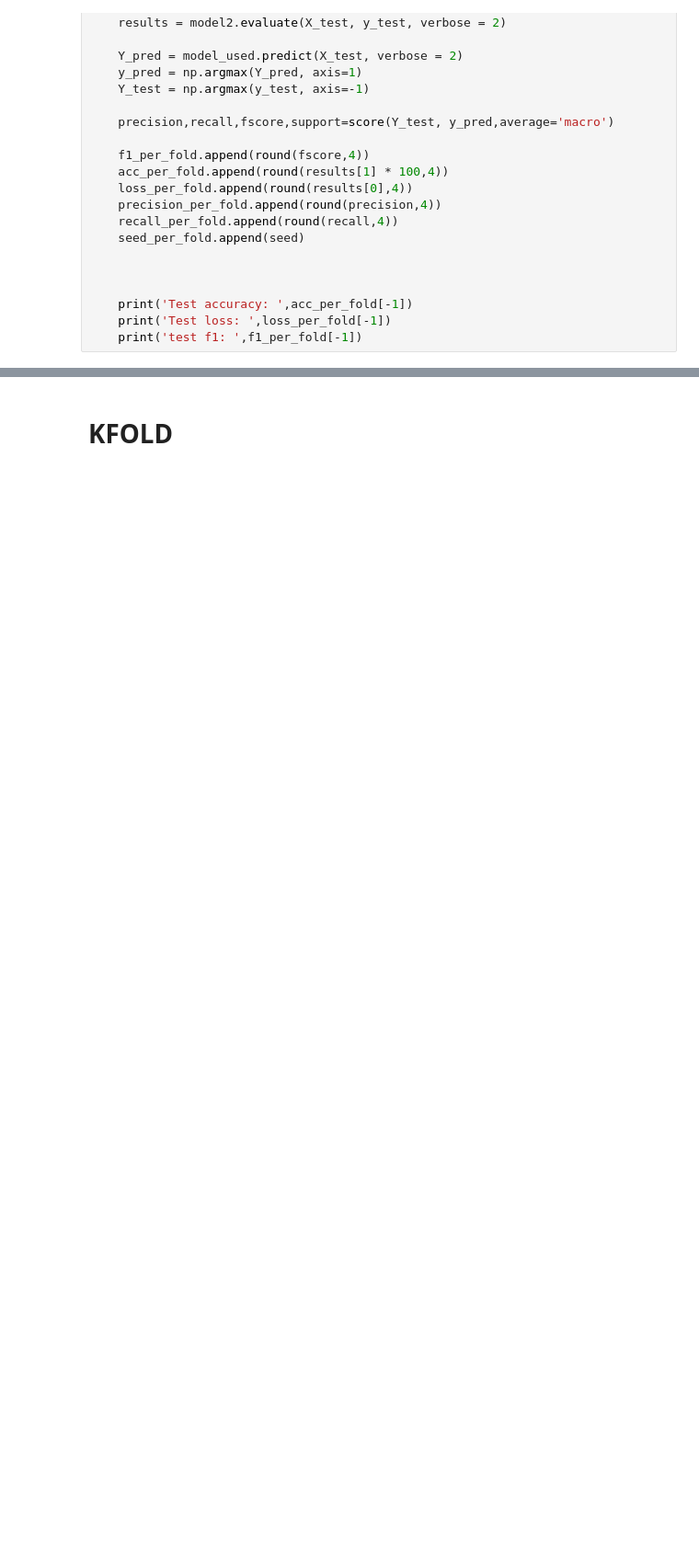
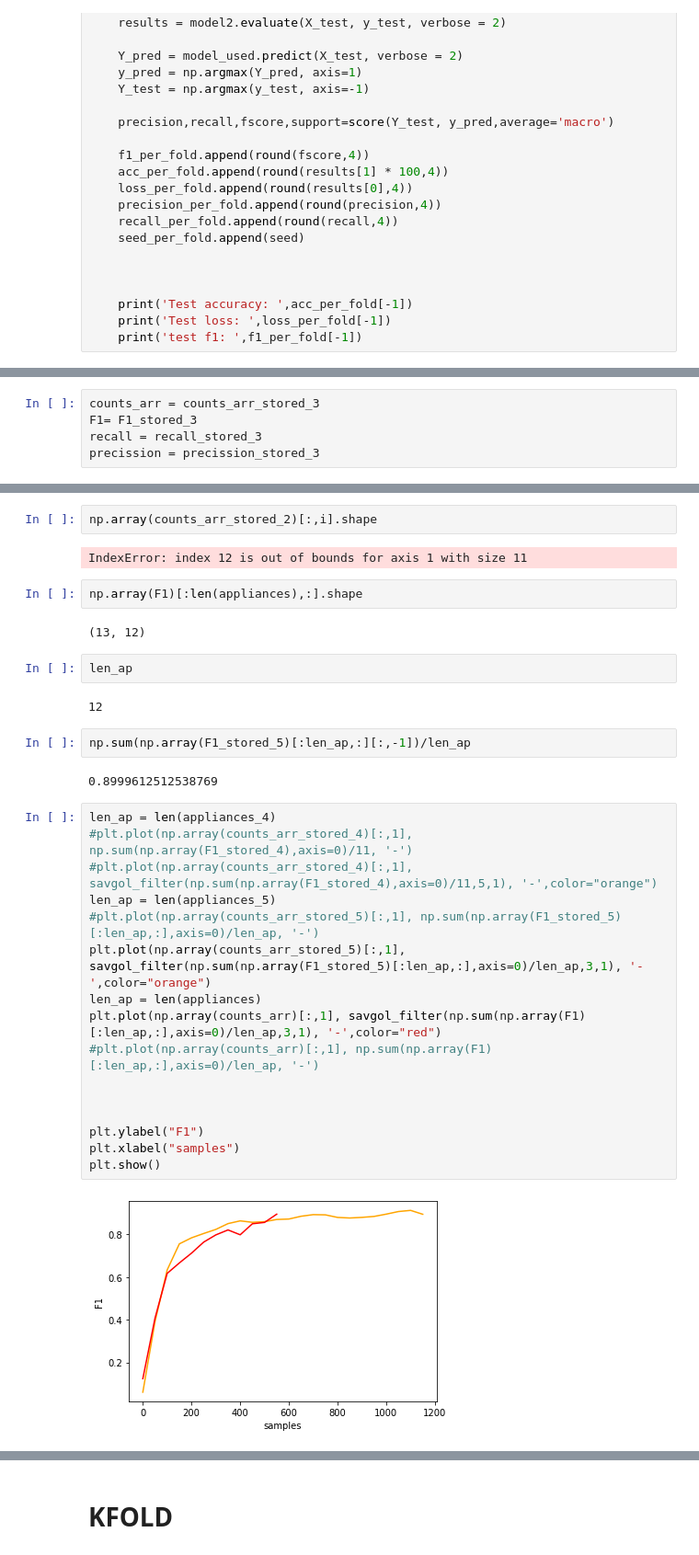
Before and after one commit to jenkoj/nilm, a Jupyter notebook: LSTM.ipynb, the cells around one changed output, grey strips where cells are left out. Shown: that part at 92% size. Cells and saved outputs as stored; diff of their text form; blank space fills up the shorter version.

```diff
--- a/LSTM.ipynb
+++ b/LSTM.ipynb
@@ -1223,0 +1717,5 @@ for var, obj in local_vars:
+# %%
+counts_arr = counts_arr_stored_3
+F1= F1_stored_3
+recall = recall_stored_3
+precission = precission_stored_3
@@ -1223,0 +1742,34 @@ for var, obj in local_vars:
+# %%
+np.array(counts_arr_stored_2)[:,i].shape
+# %% [output]
+IndexError: index 12 is out of bounds for axis 1 with size 11
+# %%
+np.array(F1)[:len(appliances),:].shape
+# %% [output]
+(13, 12)
+# %%
+len_ap
+# %% [output]
+12
+# %%
+np.sum(np.array(F1_stored_5)[:len_ap,:][:,-1])/len_ap
+# %% [output]
+0.8999612512538769
+# %%
+len_ap = len(appliances_4)
+#plt.plot(np.array(counts_arr_stored_4)[:,1], np.sum(np.array(F1_stored_4),axis=0)/11, '-')
+#plt.plot(np.array(counts_arr_stored_4)[:,1], savgol_filter(np.sum(np.array(F1_stored_4),axis=0)/11,5,1), '-',color="orange")
+len_ap = len(appliances_5)
+#plt.plot(np.array(counts_arr_stored_5)[:,1], np.sum(np.array(F1_stored_5)[:len_ap,:],axis=0)/len_ap, '-')
+plt.plot(np.array(counts_arr_stored_5)[:,1], savgol_filter(np.sum(np.array(F1_stored_5)[:len_ap,:],axis=0)/len_ap,3,1), '-',color="orange")
+len_ap = len(appliances)
+plt.plot(np.array(counts_arr)[:,1], savgol_filter(np.sum(np.array(F1)[:len_ap,:],axis=0)/len_ap,3,1), '-',color="red")
+#plt.plot(np.array(counts_arr)[:,1], np.sum(np.array(F1)[:len_ap,:],axis=0)/len_ap, '-')
+
+
+
+plt.ylabel("F1")
+plt.xlabel("samples")
+plt.show()
+# %% [output]
+[figure, added]
```
Also changed, not shown: parts of 86 cells of this notebook, 33 other files.
